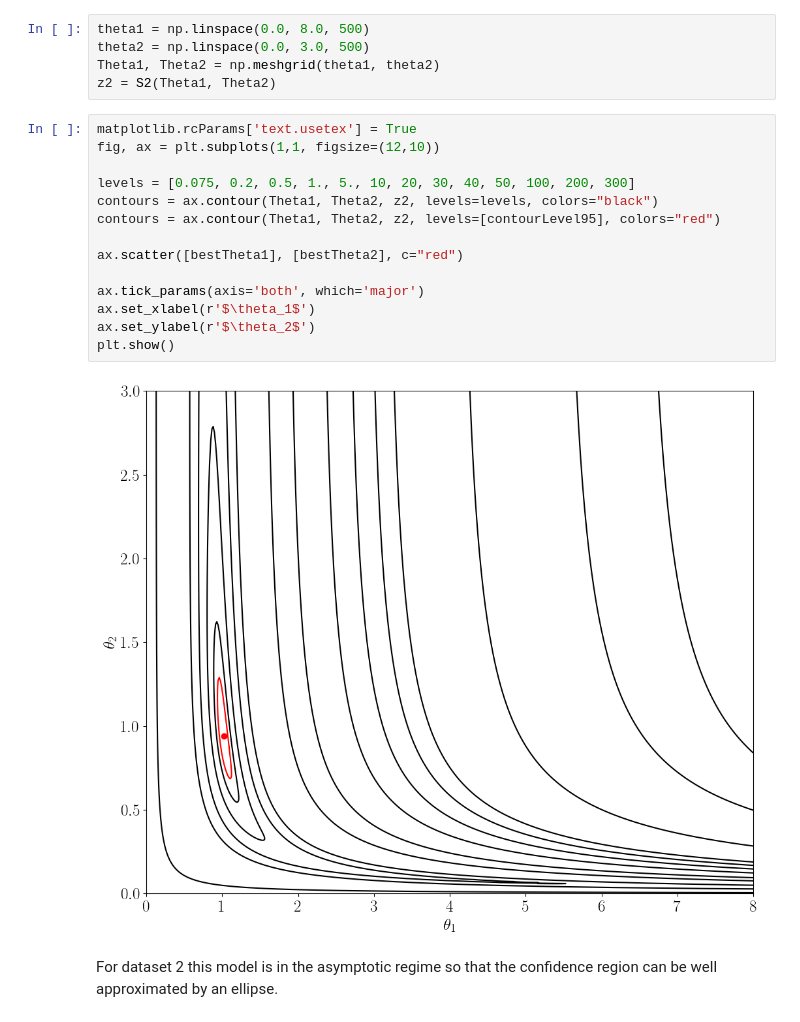
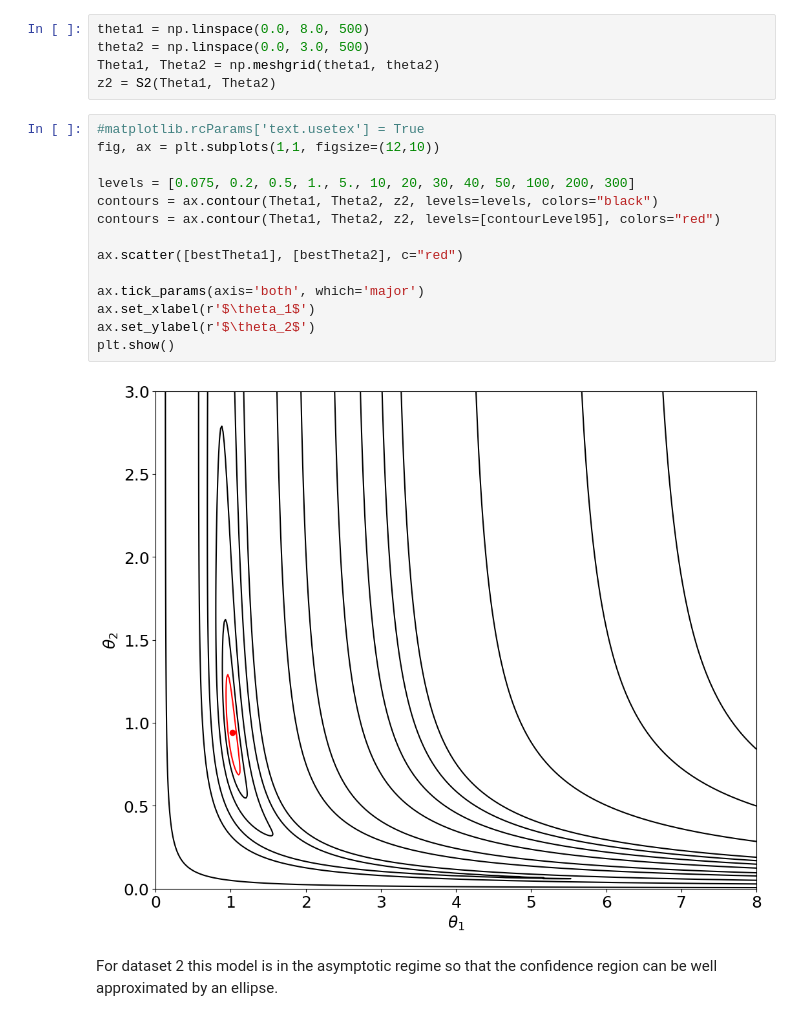
Before and after one commit to JorisDeRidder/DataAnalysisInPhysicsAndAstronomy, a Jupyter notebook: Notebooks/ExampleNotebook2_NonLinearLeastSquares.ipynb, the cells around one changed output. Cells and saved outputs as stored; diff of their text form.

```diff
--- a/Notebooks/ExampleNotebook2_NonLinearLeastSquares.ipynb
+++ b/Notebooks/ExampleNotebook2_NonLinearLeastSquares.ipynb
@@ -283,21 +283,21 @@ theta2 = np.linspace(0.0, 3.0, 500)
 Theta1, Theta2 = np.meshgrid(theta1, theta2)
 z2 = S2(Theta1, Theta2)
 # %%
-matplotlib.rcParams['text.usetex'] = True
+#matplotlib.rcParams['text.usetex'] = True
 fig, ax = plt.subplots(1,1, figsize=(12,10))
 
 levels = [0.075, 0.2, 0.5, 1., 5., 10, 20, 30, 40, 50, 100, 200, 300]
 contours = ax.contour(Theta1, Theta2, z2, levels=levels, colors="black")
 contours = ax.contour(Theta1, Theta2, z2, levels=[contourLevel95], colors="red")
 
 ax.scatter([bestTheta1], [bestTheta2], c="red")
 
 ax.tick_params(axis='both', which='major')
 ax.set_xlabel(r'$\theta_1$')
 ax.set_ylabel(r'$\theta_2$')
 plt.show()
 # %% [output]
-[figure, old version]
+[figure, new version]
 # %% [markdown]
 For dataset 2 this model is in the asymptotic regime so that the confidence region can be well approximated by an ellipse.
 # %% [markdown]
```
Also changed, not shown: parts of 3 cells of this notebook, 7 other files.
